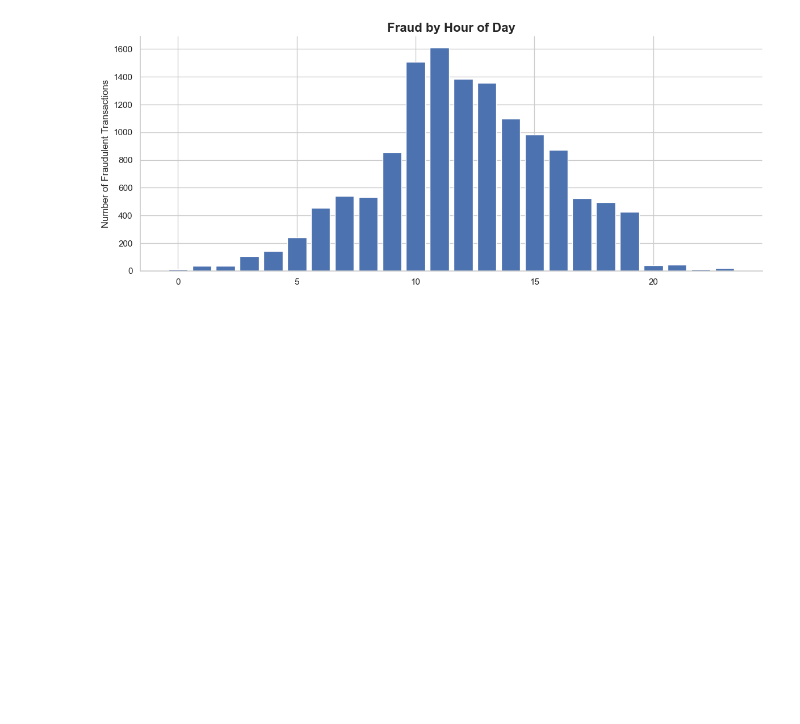
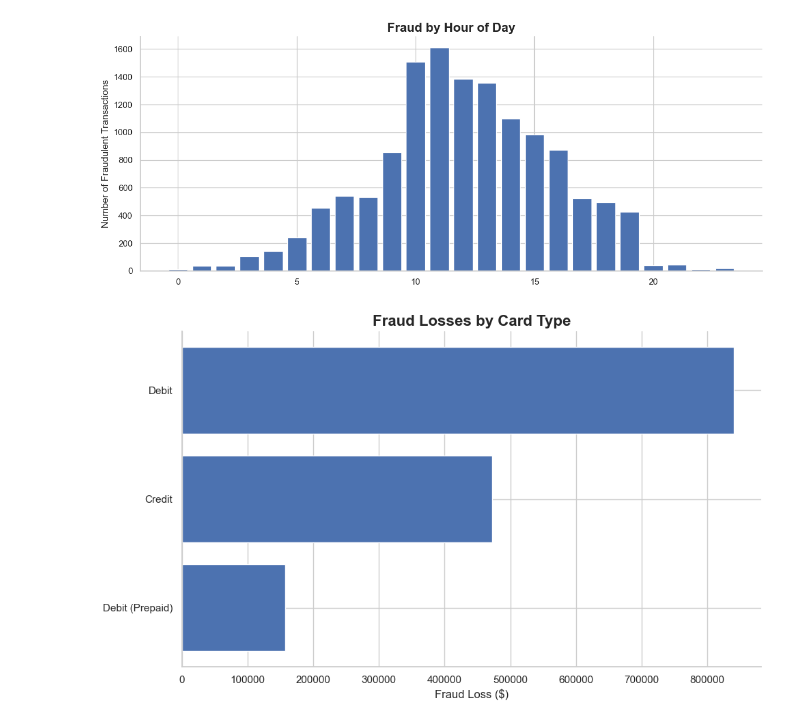
Before and after one commit to mariusguenterlang/M5-Forecasting, a Jupyter notebook: notebooks/eda.ipynb, the cells around one changed output. Cells and saved outputs as stored; diff of their text form; code cells hidden in the pictures; blank space fills up the shorter version.

Commit message:
add plots

```diff
--- a/notebooks/eda.ipynb
+++ b/notebooks/eda.ipynb
@@ -543,3 +543,33 @@ plt.tight_layout()
 plt.show()
 # %% [output]
 [figure]
+# %%
+import matplotlib.pyplot as plt
+import seaborn as sns
+
+sns.set_theme(style="whitegrid")
+
+fraud_card = (
+    fraud.groupby('card_type')['amount_num']
+         .sum()
+         .sort_values()
+)
+
+fig, ax = plt.subplots(figsize=(10,6))
+
+ax.barh(fraud_card.index, fraud_card.values)
+
+ax.set_title(
+    'Fraud Losses by Card Type',
+    fontsize=16,
+    fontweight='bold'
+)
+
+ax.set_xlabel('Fraud Loss ($)')
+ax.set_ylabel('')
+
+sns.despine()
+plt.tight_layout()
+plt.show()
+# %% [output]
+[figure, added]
```
Also changed, not shown: parts of 11 cells of this notebook.
